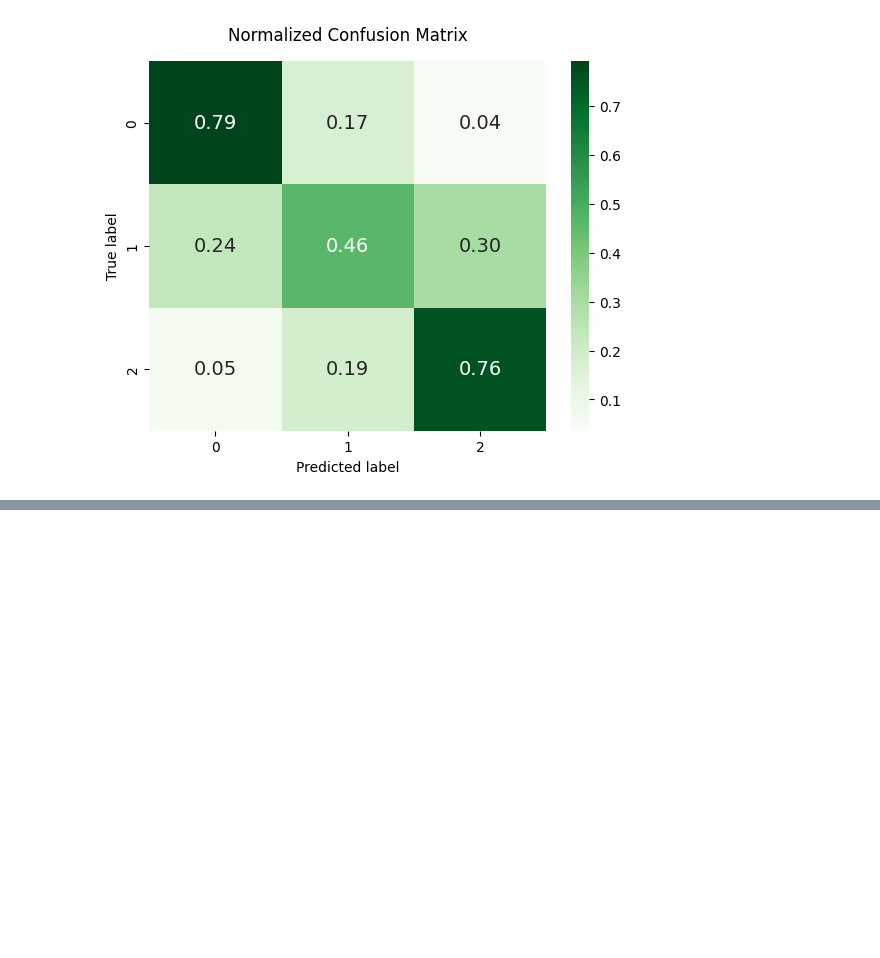
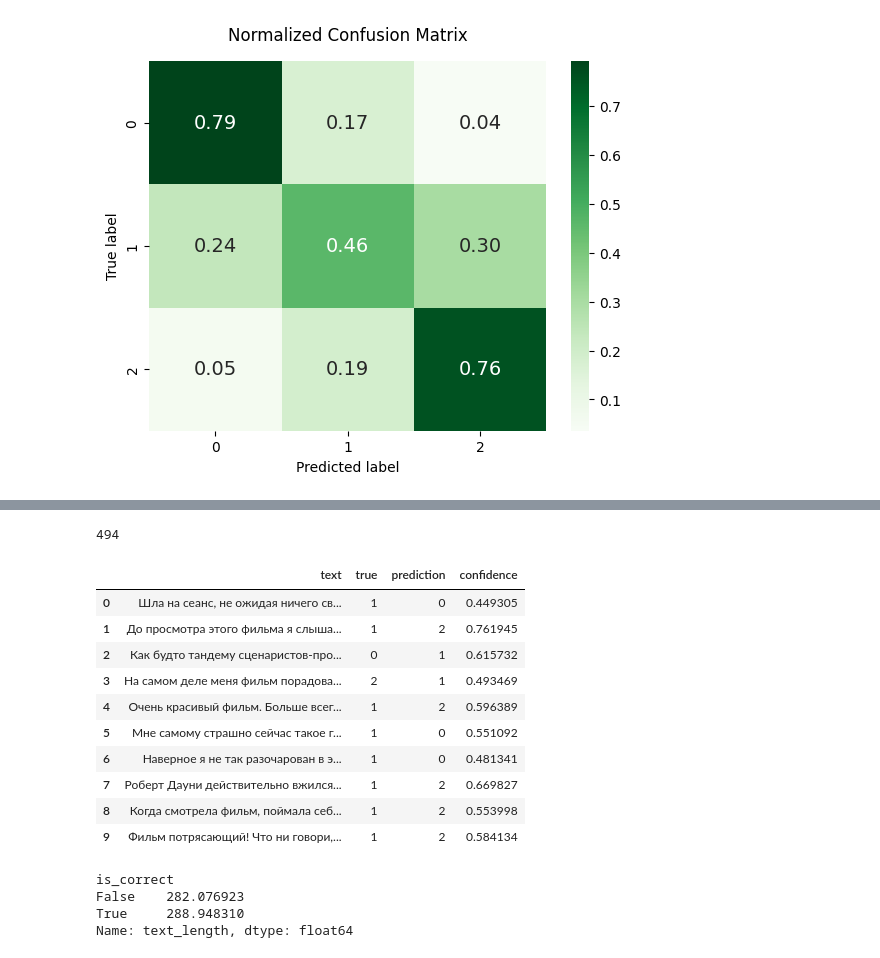
Before and after one commit to KrisTinaShch/kinopoisk_sentiment_analysis, a Jupyter notebook: kinopoisk_sentiment_analysis.ipynb, the cells around one changed output, grey strips where cells are left out. Cells and saved outputs as stored; diff of their text form; code cells hidden in the pictures; blank space fills up the shorter version.

Commit message:
Check Model Errors Type

```diff
--- a/kinopoisk_sentiment_analysis.ipynb
+++ b/kinopoisk_sentiment_analysis.ipynb
@@ -459,3 +459,11 @@ plt.show()
  [0.236 0.462 0.302]
  [0.054 0.188 0.758]]
 [figure]
+# %%
+# build a DataFrame with columns: text, true, prediction
+results_df = pd.DataFrame({
+    "text": X_test,
+    "true": y_test,
+    "prediction": y_pred
+})
+print(results_df)
@@ -461,0 +485,48 @@ plt.show()
+# %%
+# keep only the rows where true != prediction, print how many there are
+errors_df = results_df[results_df['true']!=results_df['prediction']]
+print(len(errors_df))
+# %% [output]
+494
+# %%
+# check how confident the model was on its mistakes
+error_mask = np.array(y_test) != np.array(y_pred)
+
+# Get probabilities only for mistakes
+error_proba = model.predict_proba(X_test_tfidf[error_mask])
+
+# Copy the error dataframe
+errors_with_proba = errors_df.copy().reset_index(drop=True)
+
+# Add model confidence
+errors_with_proba["confidence"] = error_proba.max(axis=1)
+
+errors_with_proba[
+    ["text", "true", "prediction", "confidence"]
+].head(10)
+# %% [output]
+|  | text | true | prediction | confidence |
+| 0 | Шла на сеанс, не ожидая ничего св... | 1 | 0 | 0.449305 |
+| 1 | До просмотра этого фильма я слыша... | 1 | 2 | 0.761945 |
+| 2 | Как будто тандему сценаристов-про... | 0 | 1 | 0.615732 |
+| 3 | На самом деле меня фильм порадова... | 2 | 1 | 0.493469 |
+| 4 | Очень красивый фильм. Больше всег... | 1 | 2 | 0.596389 |
+| 5 | Мне самому страшно сейчас такое г... | 1 | 0 | 0.551092 |
+| 6 | Наверное я не так разочарован в э... | 1 | 0 | 0.481341 |
+| 7 | Роберт Дауни действительно вжился... | 1 | 2 | 0.669827 |
+| 8 | Когда смотрела фильм, поймала себ... | 1 | 2 | 0.553998 |
+| 9 | Фильм потрясающий! Что ни говори,... | 1 | 2 | 0.584134 |
+# %%
+# compare the average length of correct vs incorrect predictions
+results_df["text_length"] = results_df["text"].str.split().str.len()
+
+# Mark correct and incorrect predictions
+results_df["is_correct"] = results_df["true"] == results_df["prediction"]
+
+# Compare average text length
+results_df.groupby("is_correct")["text_length"].mean()
+# %% [output]
+is_correct
+False    282.076923
+True     288.948310
+Name: text_length, dtype: float64
```
Also changed, not shown: parts of 1 cell of this notebook.
